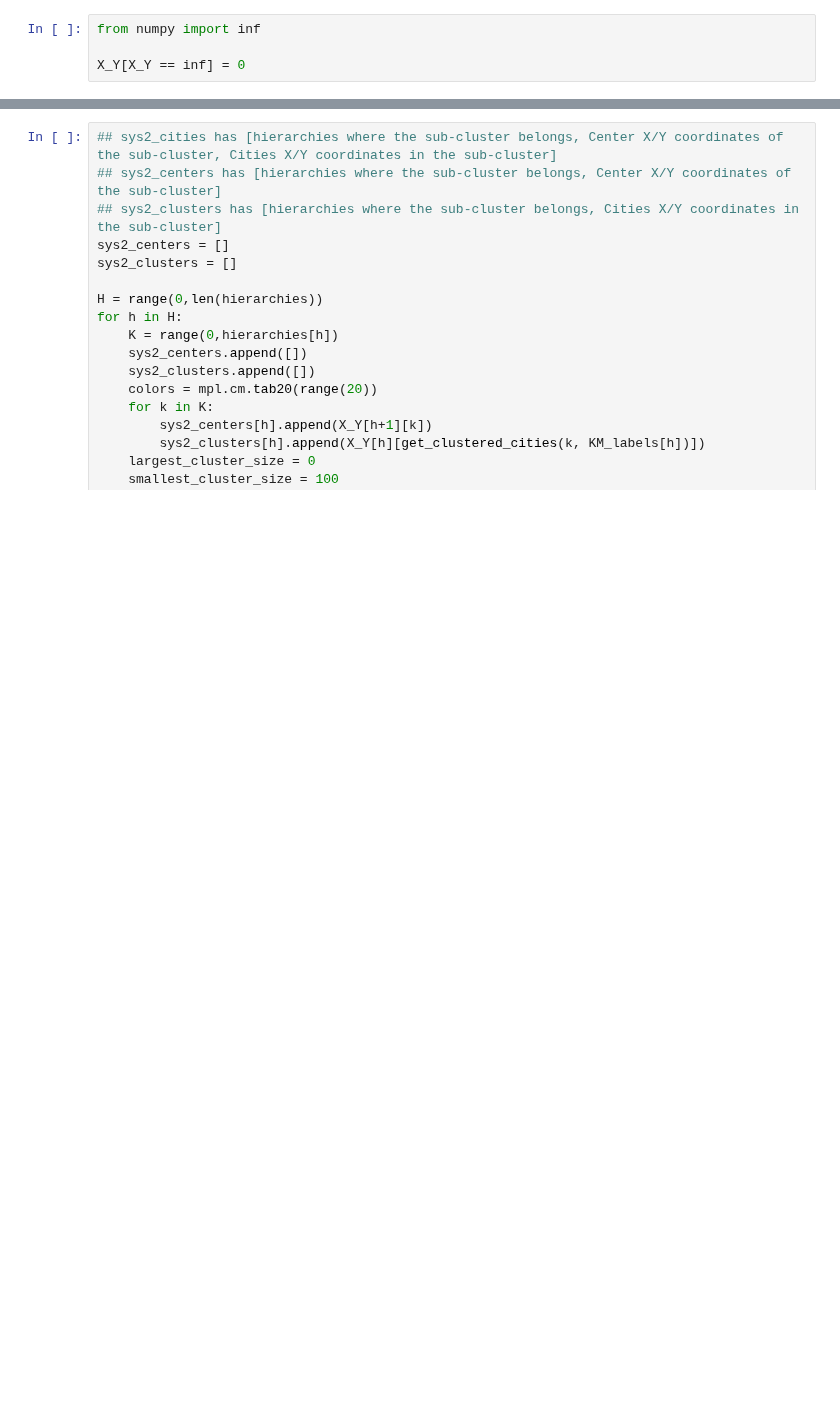
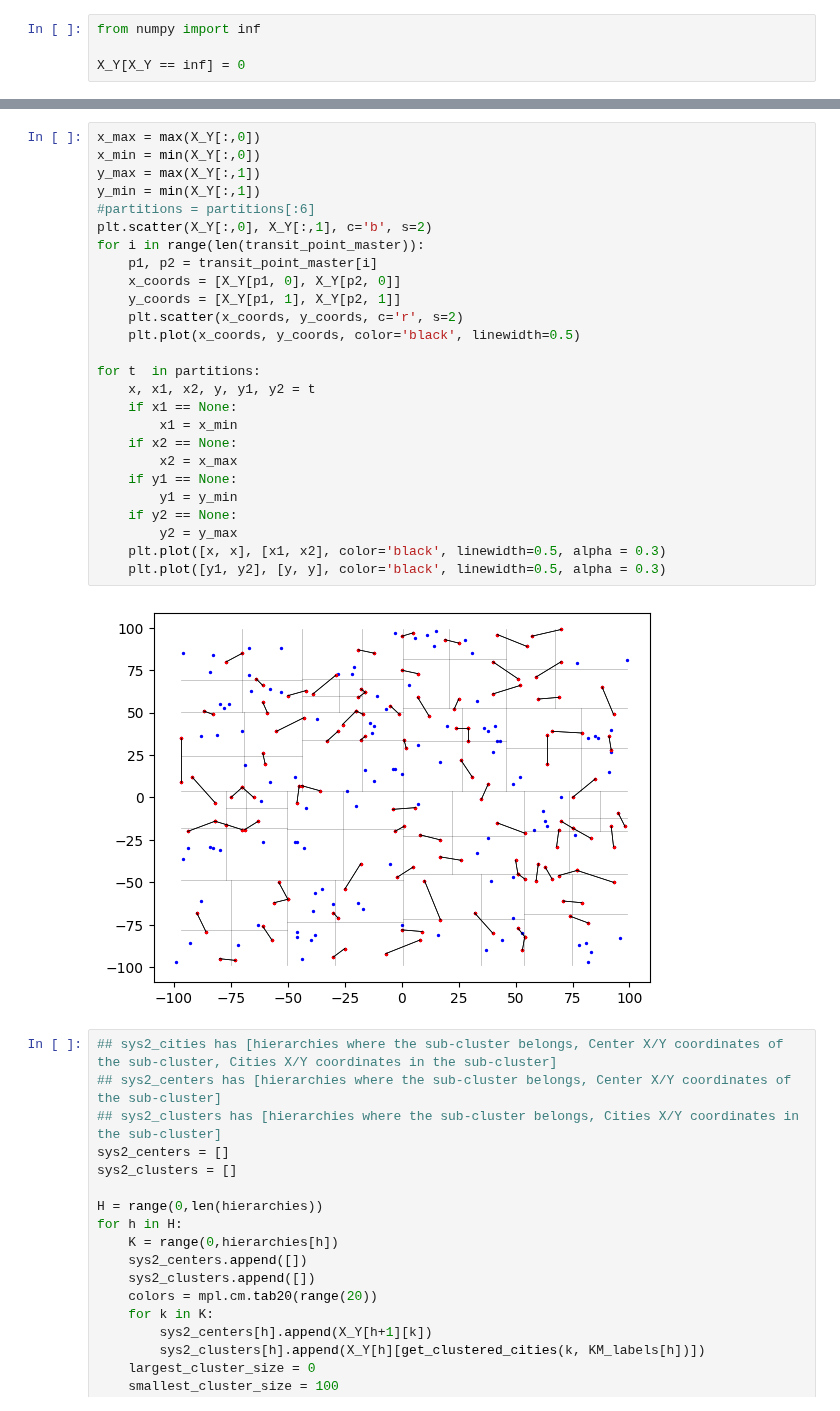
Before and after one commit to sangmin-yoo/TAXI, a Jupyter notebook: Large-Scale-Ising_graph_partition.ipynb, the cells around one changed output, grey strips where cells are left out. Cells and saved outputs as stored; diff of their text form; blank space fills up the shorter version.

Commit message:
completed graph partition

```diff
--- a/Large-Scale-Ising_graph_partition.ipynb
+++ b/Large-Scale-Ising_graph_partition.ipynb
@@ -274,3 +349,31 @@ for p1, p2 in tp:
+# %%
+x_max = max(X_Y[:,0])
+x_min = min(X_Y[:,0])
+y_max = max(X_Y[:,1])
+y_min = min(X_Y[:,1])
+#partitions = partitions[:6]
+plt.scatter(X_Y[:,0], X_Y[:,1], c='b', s=2)
+for i in range(len(transit_point_master)):
+    p1, p2 = transit_point_master[i]
+    x_coords = [X_Y[p1, 0], X_Y[p2, 0]]
+    y_coords = [X_Y[p1, 1], X_Y[p2, 1]]
+    plt.scatter(x_coords, y_coords, c='r', s=2)
+    plt.plot(x_coords, y_coords, color='black', linewidth=0.5)
+
+for t  in partitions:
+    x, x1, x2, y, y1, y2 = t
+    if x1 == None:
+        x1 = x_min
+    if x2 == None:
+        x2 = x_max
+    if y1 == None:
+        y1 = y_min
+    if y2 == None:
+        y2 = y_max
+    plt.plot([x, x], [x1, x2], color='black', linewidth=0.5, alpha = 0.3)
+    plt.plot([y1, y2], [y, y], color='black', linewidth=0.5, alpha = 0.3)
+# %% [output]
+[figure, added]
 # %%
 ## sys2_cities has [hierarchies where the sub-cluster belongs, Center X/Y coordinates of the sub-cluster, Cities X/Y coordinates in the sub-cluster]
 ## sys2_centers has [hierarchies where the sub-cluster belongs, Center X/Y coordinates of the sub-cluster]
```
Also changed, not shown: parts of 3 cells of this notebook.
